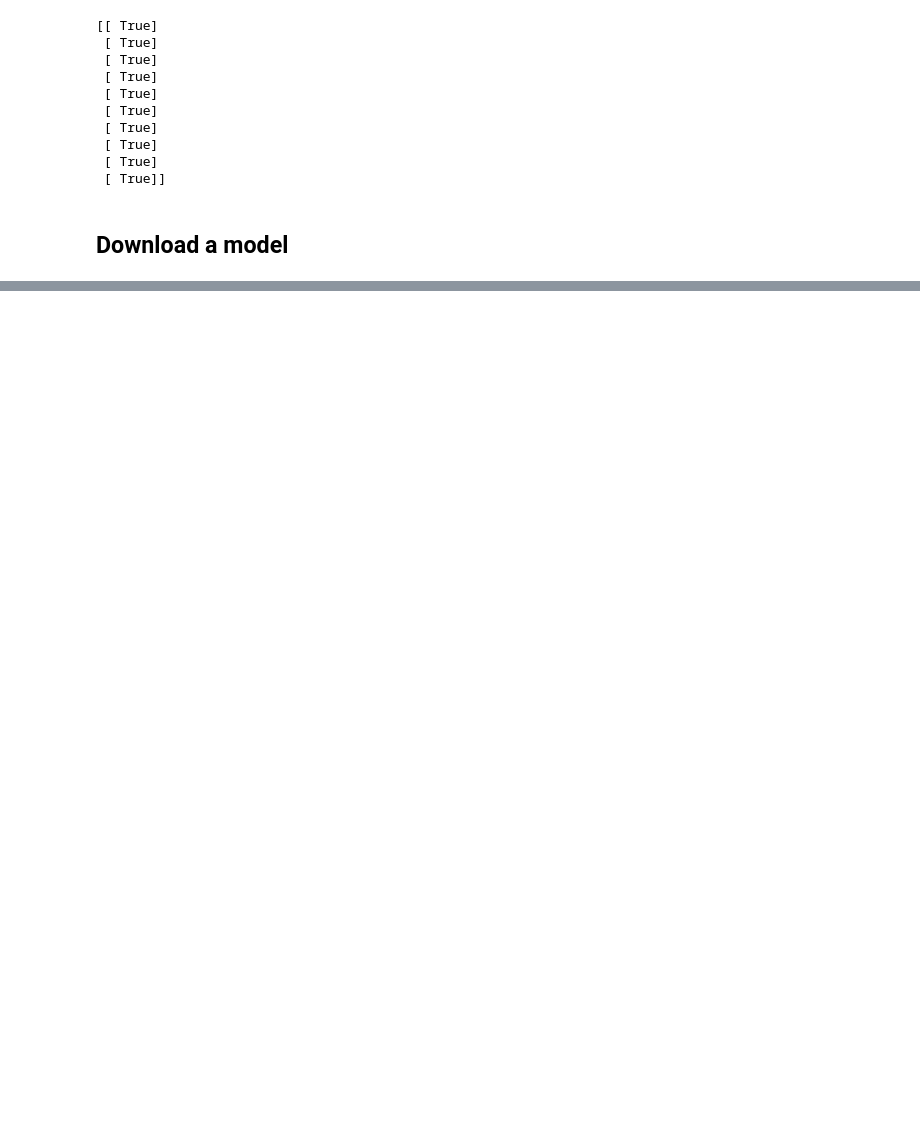
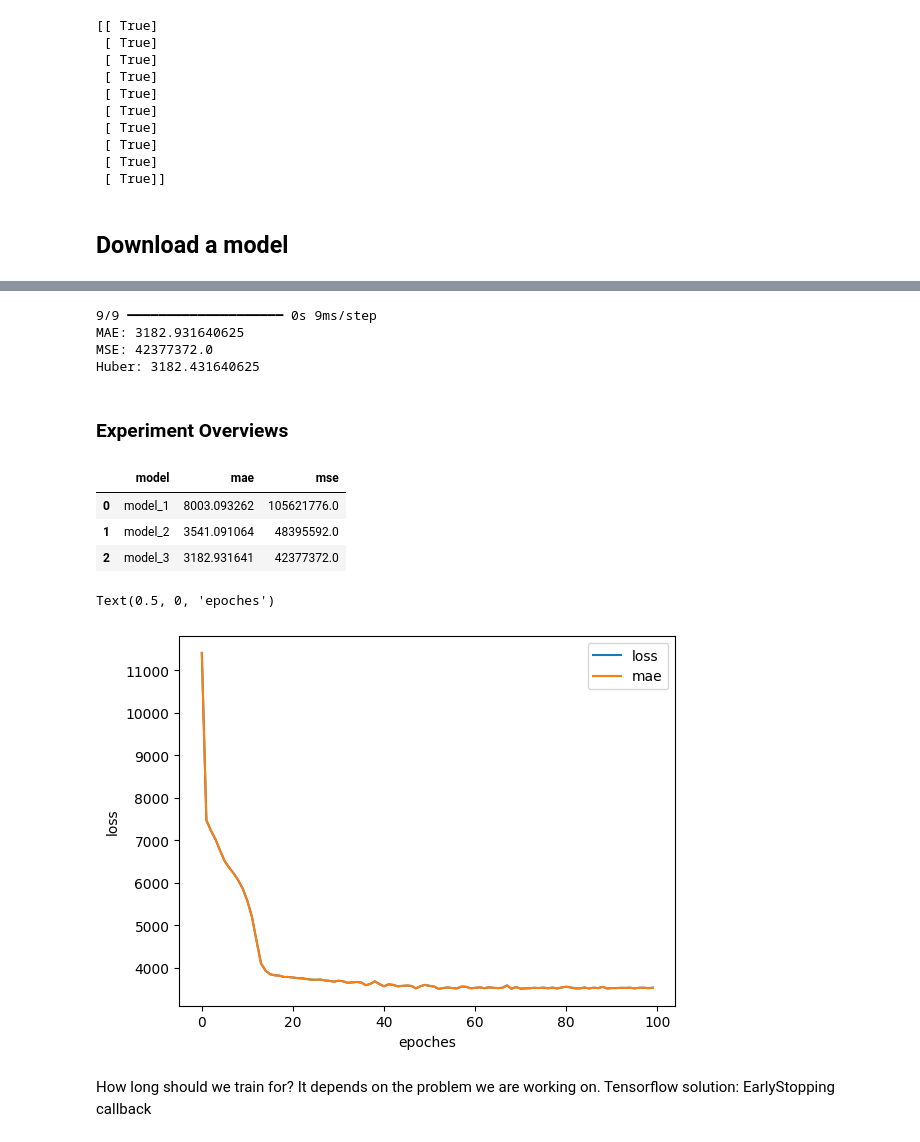
Before and after one commit to Sayantan615/Practice-Code, a Jupyter notebook: Tensorflow Labs/tensorflow_regression.ipynb, the cells around one changed output, grey strips where cells are left out. Saved outputs shown, nothing was run; the diff lists cells and outputs as text; code cells hidden in the pictures; blank space fills up the shorter version.

```diff
--- a/Tensorflow Labs/tensorflow_regression.ipynb
+++ b/Tensorflow Labs/tensorflow_regression.ipynb
@@ -507,0 +512,6 @@ print(preds_1 == preds)
+# %%
+import pandas as pd
+import tensorflow as tf
+
+data = pd.read_csv('https://raw.githubusercontent.com/stedy/Machine-Learning-with-R-datasets/refs/heads/master/insurance.csv')
+data
@@ -507,0 +532,3 @@ print(preds_1 == preds)
+# %%
+one_hot_data = pd.get_dummies(data)
+one_hot_data.head()
@@ -507,0 +611,15 @@ print(preds_1 == preds)
+# %%
+tf.random.set_seed(42)
+
+insurance_model_2 = tf.keras.Sequential([
+    tf.keras.layers.Dense(10),
+    tf.keras.layers.Dense(1)
+])
+
+insurance_model_2.compile(
+    loss=tf.keras.losses.mae,
+    optimizer=tf.keras.optimizers.Adam(learning_rate=0.01),
+    metrics=['mae']
+)
+
+insurance_model_2.fit(X_train, y_train, epochs=200)
@@ -507,0 +656,16 @@ print(preds_1 == preds)
+# %%
+tf.random.set_seed(42)
+
+insurance_model_3 = tf.keras.Sequential([
+    tf.keras.layers.Dense(100),
+    tf.keras.layers.Dense(10),
+    tf.keras.layers.Dense(1)
+])
+
+insurance_model_3.compile(
+    loss=tf.keras.losses.mae,
+    optimizer=tf.keras.optimizers.Adam(learning_rate=0.01),
+    metrics=['mae']
+)
+
+history3 = insurance_model_3.fit(X_train, y_train, epochs=100)
@@ -507,0 +690,33 @@ print(preds_1 == preds)
+# %%
+mae3, mse3, huber3 = evaluate(insurance_model_3, X_test, y_test)
+# %% [output]
+9/9 ━━━━━━━━━━━━━━━━━━━━ 0s 9ms/step
+MAE: 3182.931640625
+MSE: 42377372.0
+Huber: 3182.431640625
+# %% [markdown]
+### Experiment Overviews
+# %%
+results = [
+    ["model_1", mae1.numpy(), mse1.numpy()],
+    ["model_2", mae2.numpy(), mse2.numpy()],
+    ["model_3", mae3.numpy(), mse3.numpy()]
+]
+
+all_results = pd.DataFrame(results, columns=["model", "mae", "mse"])
+all_results
+# %% [output]
+|  | model | mae | mse |
+| 0 | model_1 | 8003.093262 | 105621776.0 |
+| 1 | model_2 | 3541.091064 | 48395592.0 |
+| 2 | model_3 | 3182.931641 | 42377372.0 |
+# %%
+# Plot history (also known as a loss curve or a training curve)
+history_df = pd.DataFrame(history3.history).plot()
+plt.ylabel('loss')
+plt.xlabel('epoches')
+# %% [output]
+Text(0.5, 0, 'epoches')
+[figure, added]
+# %% [markdown]
+How long should we train for? It depends on the problem we are working on. Tensorflow solution: EarlyStopping callback
```
Also changed, not shown: parts of 33 cells of this notebook.
